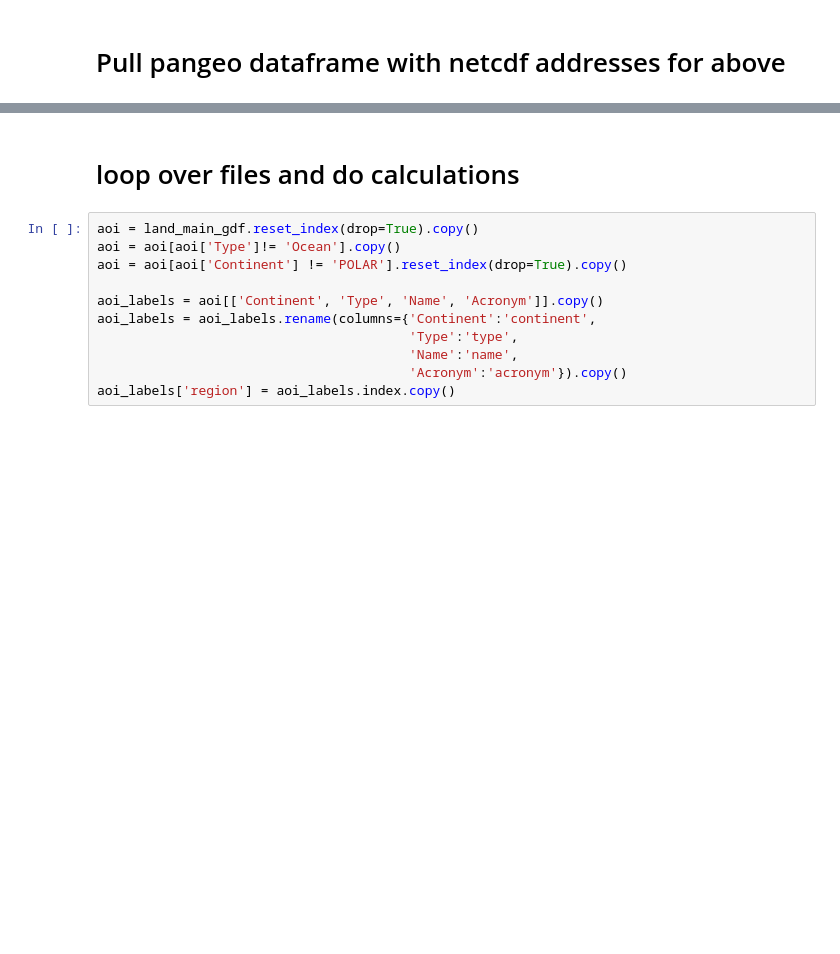
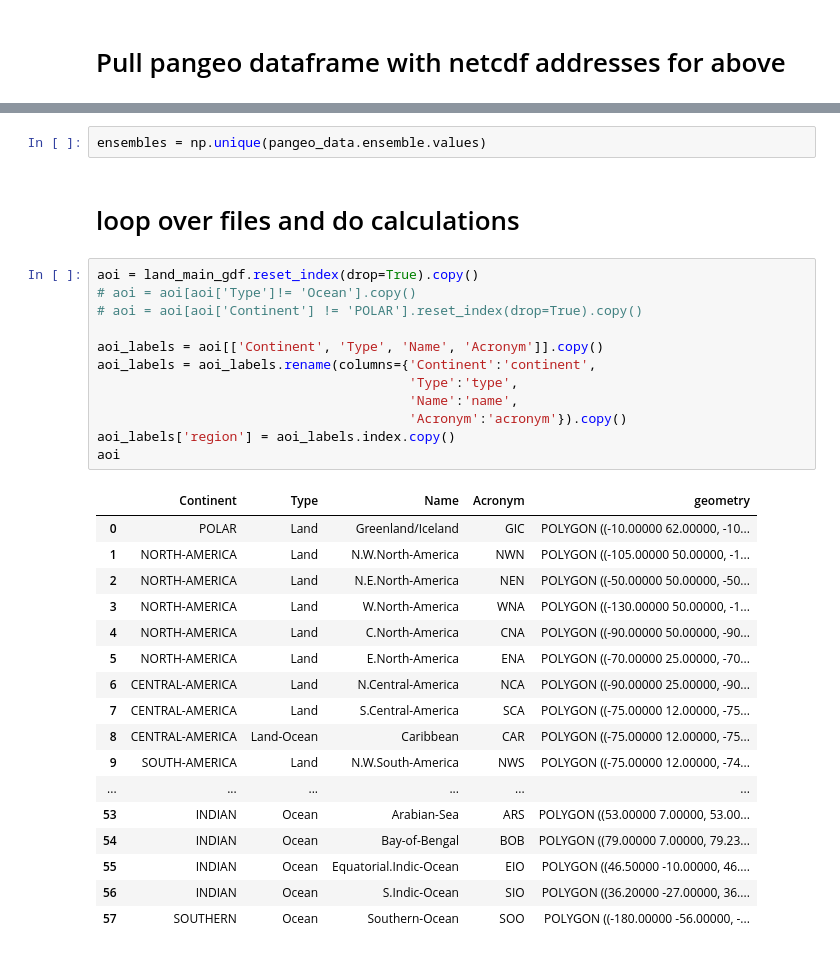
Before and after one commit to JGCRI/stitches_in_r, a Jupyter notebook: R/inst/shinyApp/python_curation/aoi_extractions.ipynb, the cells around one changed output, grey strips where cells are left out. Drawn from its saved outputs; the diff is of its cells as text; blank space fills up the shorter version.

```diff
--- a/R/inst/shinyApp/python_curation/aoi_extractions.ipynb
+++ b/R/inst/shinyApp/python_curation/aoi_extractions.ipynb
@@ -128,13 +175,34 @@ pangeo_data = pd.concat([pangeo_data, ukesm_data]).reset_index(drop=True).copy()
+# %%
+ensembles = np.unique(pangeo_data.ensemble.values)
 # %% [markdown]
 # loop over files and do calculations
 # %%
 aoi = land_main_gdf.reset_index(drop=True).copy()
-aoi = aoi[aoi['Type']!= 'Ocean'].copy()
-aoi = aoi[aoi['Continent'] != 'POLAR'].reset_index(drop=True).copy()
+# aoi = aoi[aoi['Type']!= 'Ocean'].copy()
+# aoi = aoi[aoi['Continent'] != 'POLAR'].reset_index(drop=True).copy()
 
 aoi_labels = aoi[['Continent', 'Type', 'Name', 'Acronym']].copy()
 aoi_labels = aoi_labels.rename(columns={'Continent':'continent',
                                         'Type':'type',
                                         'Name':'name',
                                         'Acronym':'acronym'}).copy()
 aoi_labels['region'] = aoi_labels.index.copy()
+aoi
+# %% [output]
+|  | Continent | Type | Name | Acronym | geometry |
+| 0 | POLAR | Land | Greenland/Iceland | GIC | POLYGON ((-10.00000 62.00000, -10... |
+| 1 | NORTH-AMERICA | Land | N.W.North-America | NWN | POLYGON ((-105.00000 50.00000, -1... |
+| 2 | NORTH-AMERICA | Land | N.E.North-America | NEN | POLYGON ((-50.00000 50.00000, -50... |
+| 3 | NORTH-AMERICA | Land | W.North-America | WNA | POLYGON ((-130.00000 50.00000, -1... |
+| 4 | NORTH-AMERICA | Land | C.North-America | CNA | POLYGON ((-90.00000 50.00000, -90... |
+| 5 | NORTH-AMERICA | Land | E.North-America | ENA | POLYGON ((-70.00000 25.00000, -70... |
+| 6 | CENTRAL-AMERICA | Land | N.Central-America | NCA | POLYGON ((-90.00000 25.00000, -90... |
+| 7 | CENTRAL-AMERICA | Land | S.Central-America | SCA | POLYGON ((-75.00000 12.00000, -75... |
+| 8 | CENTRAL-AMERICA | Land-Ocean | Caribbean | CAR | POLYGON ((-75.00000 12.00000, -75... |
+| 9 | SOUTH-AMERICA | Land | N.W.South-America | NWS | POLYGON ((-75.00000 12.00000, -74... |
+| ... | ... | ... | ... | ... | ... |
+| 53 | INDIAN | Ocean | Arabian-Sea | ARS | POLYGON ((53.00000 7.00000, 53.00... |
+| 54 | INDIAN | Ocean | Bay-of-Bengal | BOB | POLYGON ((79.00000 7.00000, 79.23... |
+| 55 | INDIAN | Ocean | Equatorial.Indic-Ocean | EIO | POLYGON ((46.50000 -10.00000, 46.... |
+| 56 | INDIAN | Ocean | S.Indic-Ocean | SIO | POLYGON ((36.20000 -27.00000, 36.... |
+| 57 | SOUTHERN | Ocean | Southern-Ocean | SOO | POLYGON ((-180.00000 -56.00000, -... |
```
Also changed, not shown: parts of 30 cells of this notebook, 2 other files.
